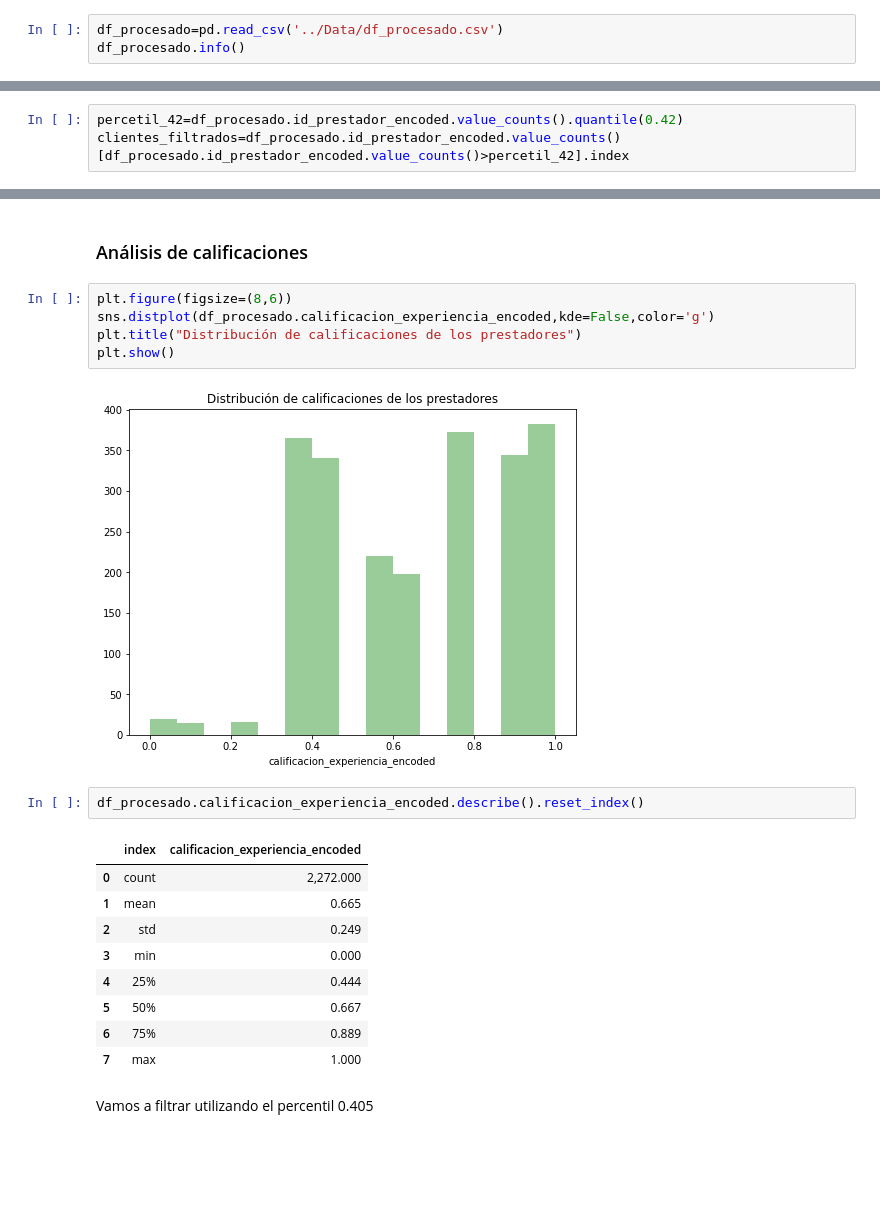
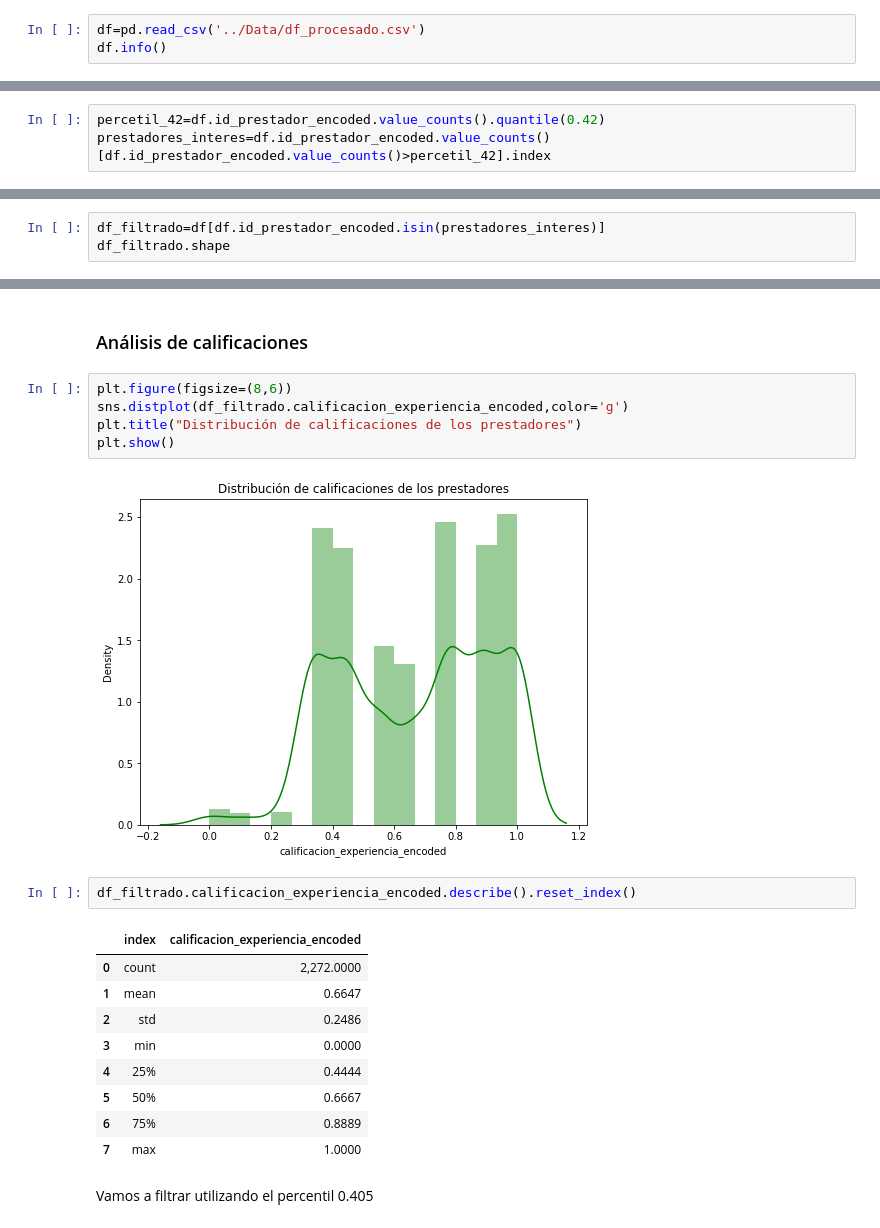
Before and after one commit to JuanMajul/Mentoria_DiploDatos2021, a Jupyter notebook: Notebooks/Practico_4.ipynb, the cells around one changed output, grey strips where cells are left out. Drawn from its saved outputs; the diff is of its cells as text; blank space fills up the shorter version.

```diff
--- a/Notebooks/Practico_4.ipynb
+++ b/Notebooks/Practico_4.ipynb
@@ -29,8 +67,8 @@ pd.options.display.float_format = "{:,.4f}".format
 # %% [markdown]
 # Importación de datasets
 # %%
-df_procesado=pd.read_csv('../Data/df_procesado.csv')
-df_procesado.info()
+df=pd.read_csv('../Data/df_procesado.csv')
+df.info()
 # %% [output]
 <class 'pandas.core.frame.DataFrame'>
 RangeIndex: 2500 entries, 0 to 2499
@@ -83,5 +124,5 @@ df_procesado.id_prestador_encoded.value_counts().describe().reset_index()
 # %% [markdown]
 Vamos a filtrar utilizando el percentil 0.42
 # %%
-percetil_42=df_procesado.id_prestador_encoded.value_counts().quantile(0.42)
-clientes_filtrados=df_procesado.id_prestador_encoded.value_counts()[df_procesado.id_prestador_encoded.value_counts()>percetil_42].index
+percetil_42=df.id_prestador_encoded.value_counts().quantile(0.42)
+prestadores_interes=df.id_prestador_encoded.value_counts()[df.id_prestador_encoded.value_counts()>percetil_42].index
@@ -92,0 +129,3 @@ df_procesado.shape
+# %%
+df_filtrado=df[df.id_prestador_encoded.isin(prestadores_interes)]
+df_filtrado.shape
@@ -94,23 +145,23 @@ df_procesado.shape
 ### Análisis de calificaciones
 # %%
 plt.figure(figsize=(8,6))
-sns.distplot(df_procesado.calificacion_experiencia_encoded,kde=False,color='g')
+sns.distplot(df_filtrado.calificacion_experiencia_encoded,color='g')
 plt.title("Distribución de calificaciones de los prestadores")
 plt.show()
 # %% [output]
-[figure, old version]
+[figure, new version]
 # %%
-df_procesado.calificacion_experiencia_encoded.describe().reset_index()
+df_filtrado.calificacion_experiencia_encoded.describe().reset_index()
 # %% [output]
 |  | index | calificacion_experiencia_encoded |
-| 0 | count | 2,272.000 |
-| 1 | mean | 0.665 |
-| 2 | std | 0.249 |
-| 3 | min | 0.000 |
-| 4 | 25% | 0.444 |
-| 5 | 50% | 0.667 |
-| 6 | 75% | 0.889 |
-| 7 | max | 1.000 |
+| 0 | count | 2,272.0000 |
+| 1 | mean | 0.6647 |
+| 2 | std | 0.2486 |
+| 3 | min | 0.0000 |
+| 4 | 25% | 0.4444 |
+| 5 | 50% | 0.6667 |
+| 6 | 75% | 0.8889 |
+| 7 | max | 1.0000 |
 # %% [markdown]
 Vamos a filtrar utilizando el percentil 0.405
 # %%
```
Also changed, not shown: parts of 82 cells of this notebook, 1 other file.
